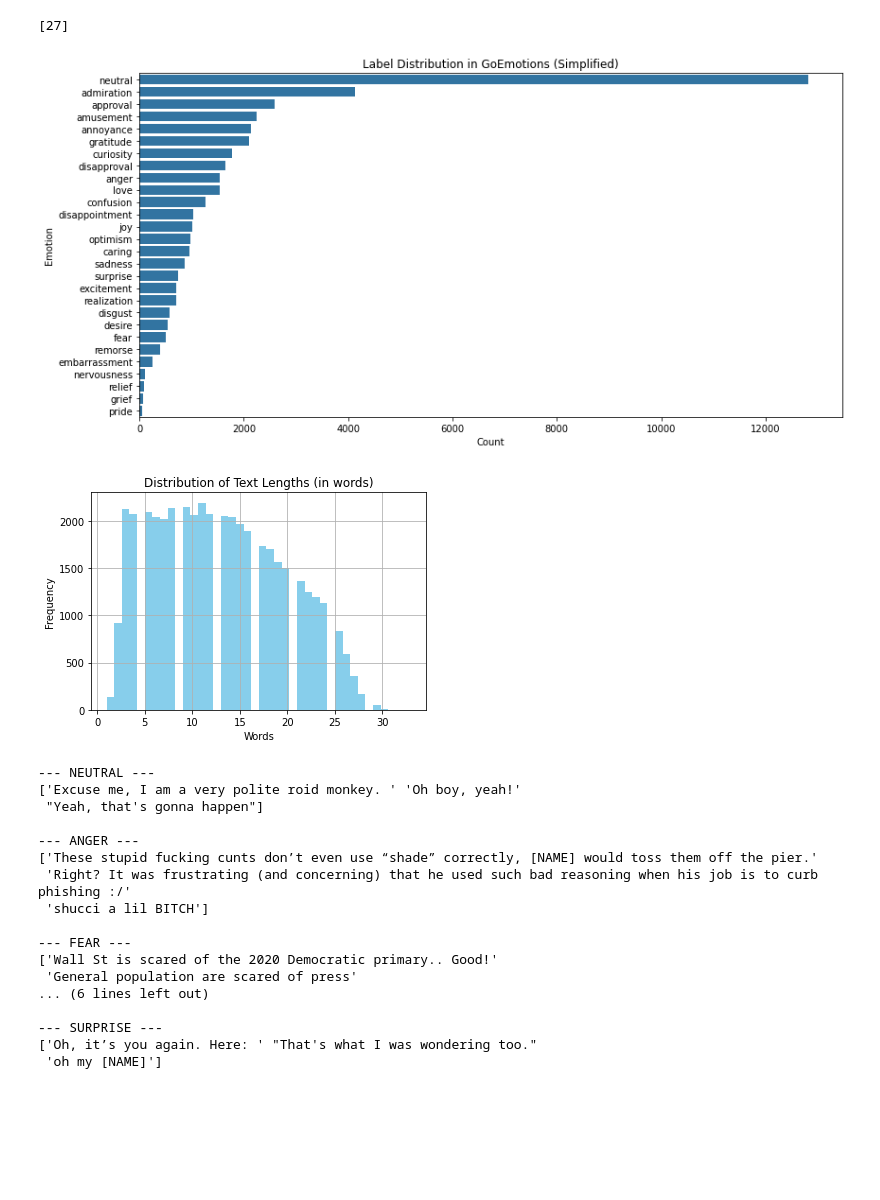
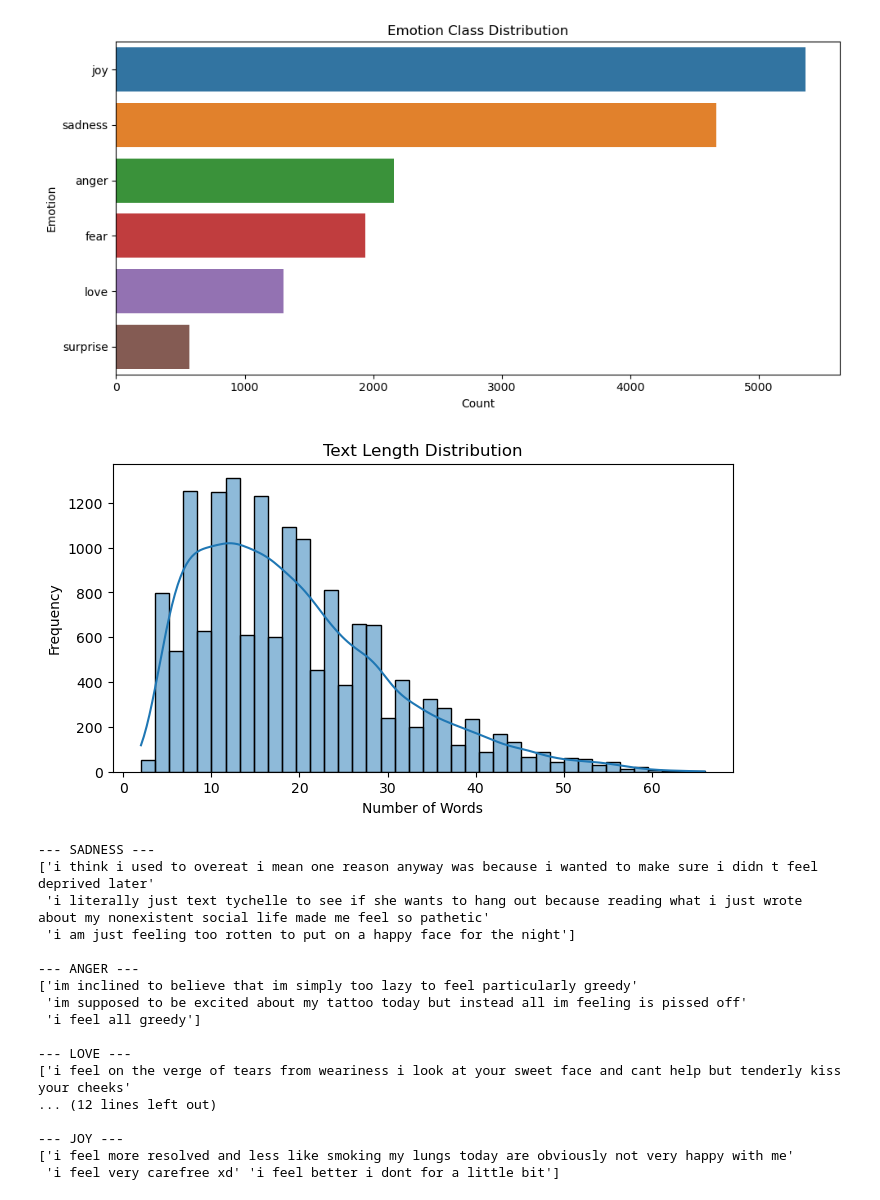
Before and after one commit to Akhilesh97/emotion_detection, a Jupyter notebook: notebooks/Text-Experiments.ipynb, the cells around one changed output. Drawn from its saved outputs; the diff is of its cells as text; code cells hidden in the pictures; blank space fills up the shorter version.

```diff
--- a/notebooks/Text-Experiments.ipynb
+++ b/notebooks/Text-Experiments.ipynb
@@ -1,6 +10,6 @@
 # %%
-from datasets import load_dataset
 import pandas as pd
-import matplotlib.pyplot as plt
-dataset = load_dataset("go_emotions", "simplified")
+
+dataset = load_dataset("emotion")
 df = pd.DataFrame(dataset["train"])
+df.head()
@@ -7,52 +23,48 @@ df = pd.DataFrame(dataset["train"])
-# %%
-df["labels"][0]
-# %% [output]
-[27]
 # %%
+import matplotlib.pyplot as plt
 import seaborn as sns
 
-label_names = dataset["train"].features["labels"].feature.names
-num_labels = len(label_names)
-df['label_name'] = df['labels'].apply(lambda x: label_names[x[0]])
+label_names = dataset["train"].features["label"].names
+df["label_name"] = df["label"].apply(lambda x: label_names[x])
 
-plt.figure(figsize=(12, 6))
-sns.countplot(y="label_name", data=df, order=df['label_name'].value_counts().index)
-plt.title("Label Distribution in GoEmotions (Simplified)")
+plt.figure(figsize=(10, 5))
+sns.countplot(y="label_name", data=df, order=df["label_name"].value_counts().index)
+plt.title("Emotion Class Distribution")
 plt.xlabel("Count")
 plt.ylabel("Emotion")
 plt.tight_layout()
 plt.show()
 # %% [output]
-[figure, old version]
+[figure, new version]
 # %%
-df['text_len'] = df['text'].apply(lambda x: len(x.split()))
-plt.hist(df['text_len'], bins=40, color='skyblue')
-plt.title("Distribution of Text Lengths (in words)")
-plt.xlabel("Words")
+df["text_len"] = df["text"].apply(lambda x: len(x.split()))
+plt.figure(figsize=(8, 4))
+sns.histplot(df["text_len"], bins=40, kde=True)
+plt.title("Text Length Distribution")
+plt.xlabel("Number of Words")
 plt.ylabel("Frequency")
-plt.grid(True)
 plt.show()
 # %% [output]
-[figure, old version]
+[figure, new version]
 # %%
-for label in df['label_name'].unique()[:5]:  # Show examples for first 5 labels
-    print(f"\n--- {label.upper()} ---")
-    print(df[df['label_name'] == label]['text'].sample(3).values)
+for emotion in df["label_name"].unique():
+    print(f"\n--- {emotion.upper()} ---")
+    print(df[df["label_name"] == emotion]["text"].sample(3).values)
 # %% [output]
---- NEUTRAL ---
-['Excuse me, I am a very polite roid monkey. ' 'Oh boy, yeah!'
- "Yeah, that's gonna happen"]
+--- SADNESS ---
+['i think i used to overeat i mean one reason anyway was because i wanted to make sure i didn t feel deprived later'
+ 'i literally just text tychelle to see if she wants to hang out because reading what i just wrote about my nonexistent social life made me feel so pathetic'
+ 'i am just feeling too rotten to put on a happy face for the night']
 
 --- ANGER ---
-['These stupid fucking cunts don’t even use “shade” correctly, [NAME] would toss them off the pier.'
- 'Right? It was frustrating (and concerning) that he used such bad reasoning when his job is to curb phishing :/'
- 'shucci a lil BITCH']
+['im inclined to believe that im simply too lazy to feel particularly greedy'
+ 'im supposed to be excited about my tattoo today but instead all im feeling is pissed off'
+ 'i feel all greedy']
 
---- FEAR ---
-['Wall St is scared of the 2020 Democratic primary.. Good!'
- 'General population are scared of press'
-... (6 lines left out)
+--- LOVE ---
+['i feel on the verge of tears from weariness i look at your sweet face and cant help but tenderly kiss your cheeks'
+... (12 lines left out)
 
---- SURPRISE ---
-['Oh, it’s you again. Here: ' "That's what I was wondering too."
- 'oh my [NAME]']
+--- JOY ---
+['i feel more resolved and less like smoking my lungs today are obviously not very happy with me'
+ 'i feel very carefree xd' 'i feel better i dont for a little bit']
```
Also changed, not shown: parts of 14 cells of this notebook, 11 other files.
